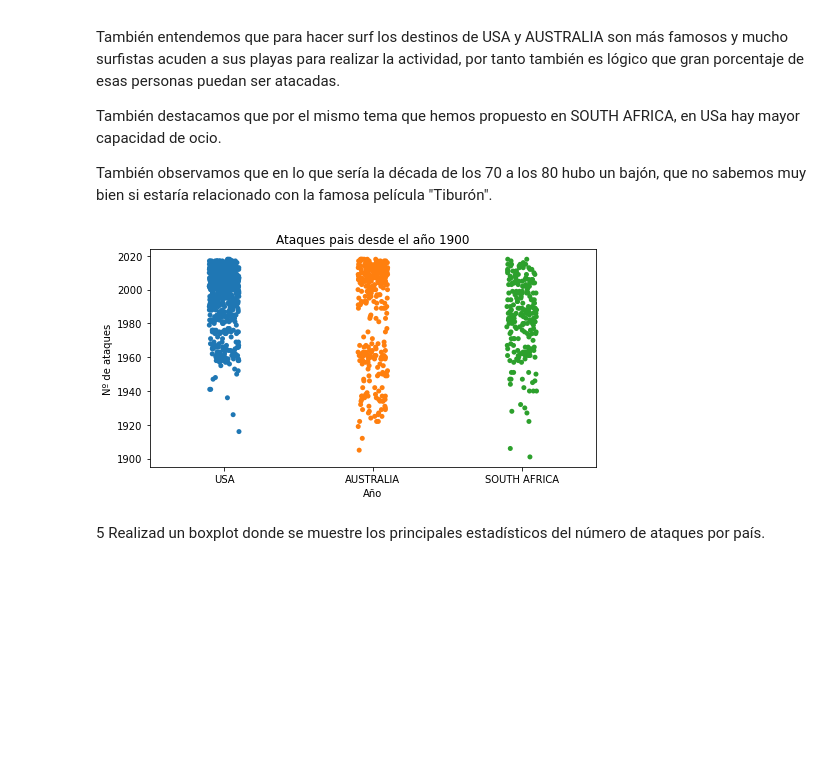
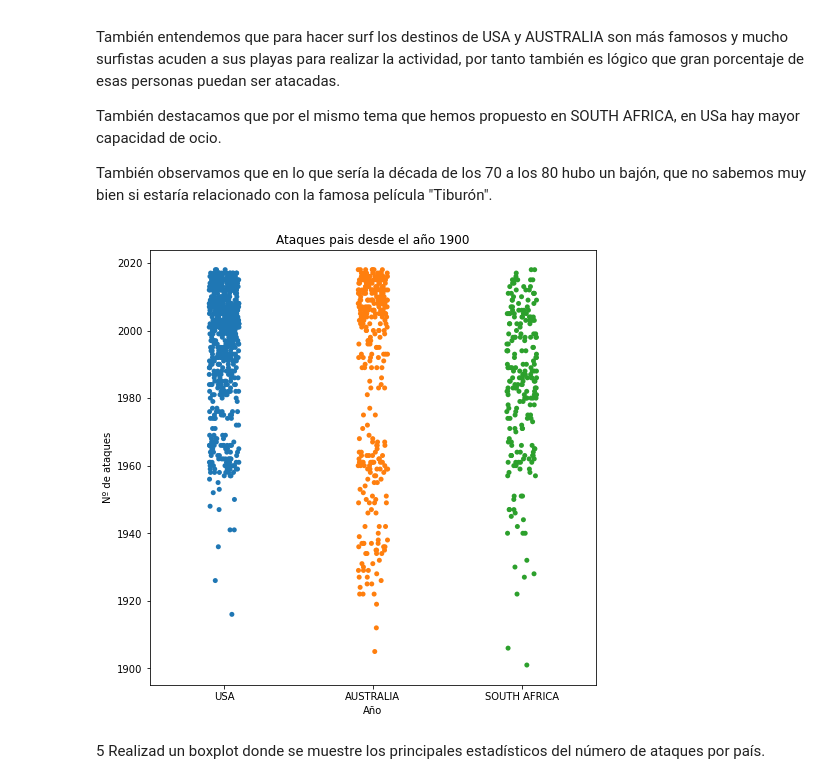
Before and after one commit to Adalab/DA-PromoC-modulo2-sprint1-VannaMina, a Jupyter notebook: VISUALIZACIÓN/3-Seaborn.ipynb, the cells around one changed output. Saved outputs shown, nothing was run; the diff lists cells and outputs as text; code cells hidden in the pictures; blank space fills up the shorter version.

Commit message:
Seaborn terminado, falta pandas

```diff
--- a/VISUALIZACIÓN/3-Seaborn.ipynb
+++ b/VISUALIZACIÓN/3-Seaborn.ipynb
@@ -9,5 +14,5 @@ import seaborn as sns
 # %%
-fichero = pd.read_csv("DATOS/attacks_pandas5.csv")
+fichero = pd.read_csv("VISUALIZACIÓN/DATOS/attacks_pandas5.csv")
 # %% [markdown]
 1 Usando la librería seaborn, crea una gráfica de barras que muestre el número de personas que han hecho cada actividad en cada año. Hacedlo solo desde el 2015. Os podrá salir una gráfica un poco fea, no os preocupeis, es lo que esperamos.
 # %%
@@ -128,18 +133,19 @@ También destacamos que por el mismo tema que hemos propuesto en SOUTH AFRICA, e
 
 También observamos que en lo que sería la década de los 70 a los 80 hubo un bajón, que no sabemos muy bien si estaría relacionado con la famosa película "Tiburón".
 # %%
-#Como nos hacía el programa una recomendación para usar el stripplot decidimos probarlo
+#Como nos hacía el programa una recomendación para usar el stripplot decidimos probarlo. También hemos probado el catplot pero
+# vemos que los resultados son muy similares así que dejamos el que nos ha recomendado el programa.
 
-plt.figure(figsize= (8,4))
+plt.figure(figsize= (8,8))
 
 fig = sns.stripplot(x= "country", y= "year" ,data= fichero_uas )
 
 fig.set(xlabel= "Año", ylabel= "Nº de ataques")
 
 fig.set_title("Ataques pais desde el año 1900")
 
 plt.show();
 # %% [output]
-[figure, old version]
+[figure, new version]
 # %% [markdown]
 5 Realizad un boxplot donde se muestre los principales estadísticos del número de ataques por país.
```
Also changed, not shown: parts of 5 cells of this notebook.
